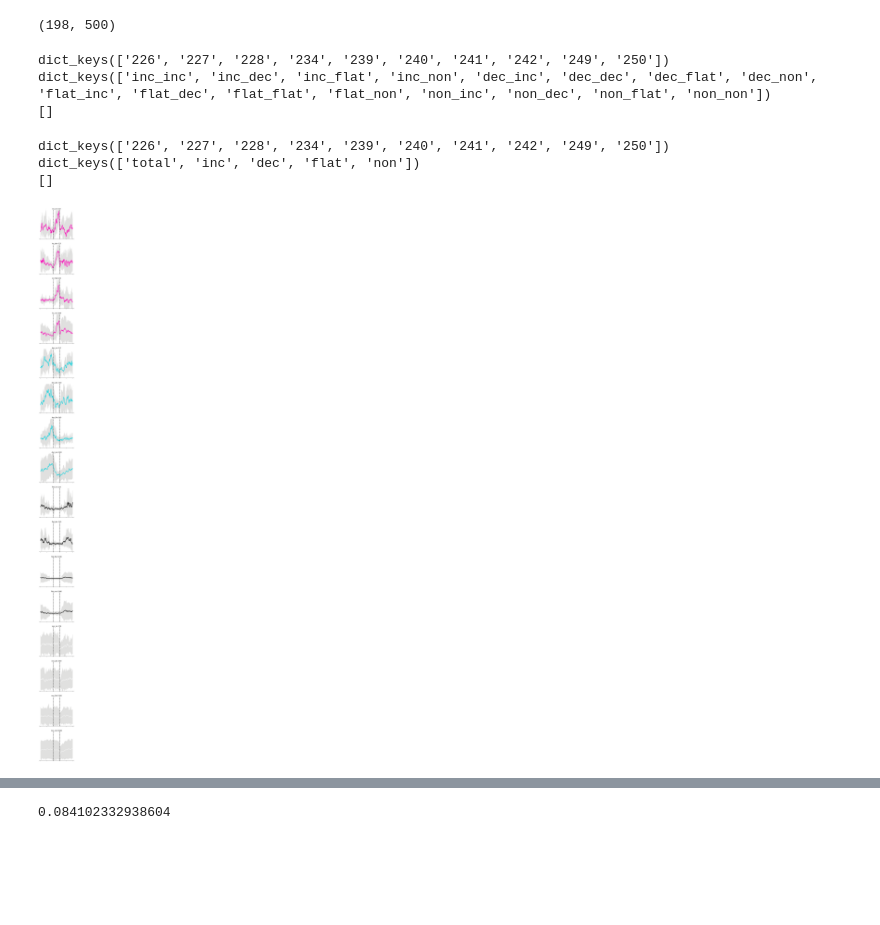
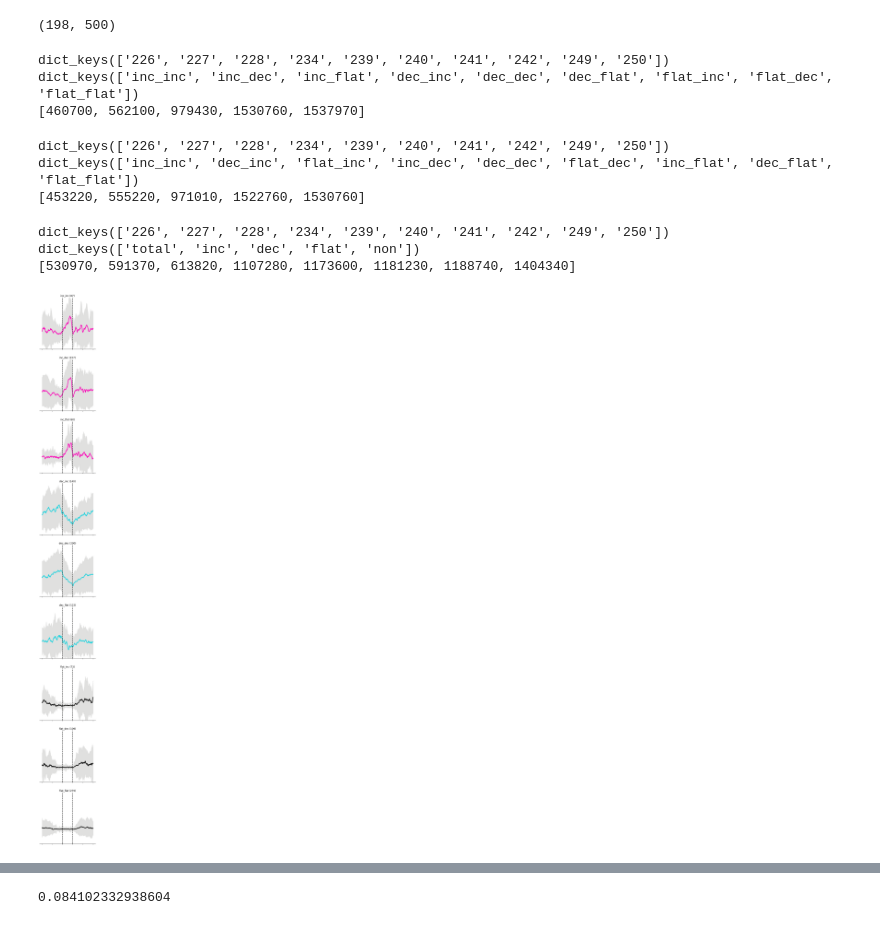
Before and after one commit to ClandininLab/brainsss, a Jupyter notebook: notebooks/20260302_new_behave_dicts.ipynb, the cells around one changed output, grey strips where cells are left out. Cells and saved outputs as stored; diff of their text form; code cells hidden in the pictures; blank space fills up the shorter version.

```diff
--- a/notebooks/20260302_new_behave_dicts.ipynb
+++ b/notebooks/20260302_new_behave_dicts.ipynb
@@ -148,16 +154,16 @@ for fly in behave_set:
             behave_set[fly]['labels'][i]='flat'
             pre_post['flat'].append([pre, post, i])
             total_events[fly]['flat'].append(looms[i])
-#         elif post>np.abs(pre*2):
-        elif pre>-1 and pre <0.1 and post>1 and post>np.abs(pre*2):
+        elif post>np.abs(pre*2):
+#         elif pre>-1 and pre <0.1 and post>1 and post>np.abs(pre*2):
             total_trials['inc']['trials'].append(fly_behavior['Y'][i])
             total_trials['inc']['events'].append(looms[i])
             total_trials['inc']['fly'].append(fly)
             behave_set[fly]['labels'][i]='inc'
             pre_post['inc'].append([pre, post, i])
             total_events[fly]['inc'].append(looms[i])
-#         elif post<pre/2:
-        elif pre>1 and post<0.1 and post>-1 and post<pre/2:
+        elif post<pre/2:
+#         elif pre>1 and post<0.1 and post>-1 and post<pre/2:
             total_trials['dec']['trials'].append(fly_behavior['Y'][i])
             total_trials['dec']['events'].append(looms[i])
             total_trials['dec']['fly'].append(fly)
@@ -234,34 +240,51 @@ print(np.shape(behave_set['227']['behavior']['Y']))
 # %%
 # key=np.array(list(behave_set.keys()))[-1]
 # labs=np.unique(behave_set[key]['labels'])
-labs=['inc','dec','flat','non']
+labs=['inc','dec','flat']
 double_events={}
 double_set={}
+other_events={}
+other_set={}
 for fly in fly_nums:
     fly_name=str(fly)
     double_events[fly_name]={}
+    other_events[fly_name]={}
     for l in labs:
         for b in labs:
             double_events[fly_name][f'{l}_{b}']=[]
             double_set[f'{l}_{b}']=[]
+            other_events[fly_name][f'{b}_{l}']=[]
+            other_set[f'{b}_{l}']=[]
 # %%
 for fly in total_events:
     for behave in labs:
-        events=total_events[fly][behave]
-        for e in events:
-            idx=int(np.where(behave_set[fly]['event_times']==e)[0])
-            if idx!=0:
-                prev=behave_set[fly]['labels'][idx-1]
-                double_events[fly][f'{behave}_{prev}'].append(e)
-                double_set[f'{behave}_{prev}'].append(behave_set[fly]['behavior']['Y'][idx])
+        if behave!='non':
+            events=total_events[fly][behave]
+            for i,e in enumerate(events):
+                idx=int(np.where(behave_set[fly]['event_times']==e)[0])
+                if idx!=0:
+                    prev=behave_set[fly]['labels'][idx-1]
+                    if prev!='non':
+                        double_events[fly][f'{behave}_{prev}'].append(e)
+                        double_set[f'{behave}_{prev}'].append(behave_set[fly]['behavior']['Y'][idx])
+                        other_events[fly][f'{prev}_{behave}'].append(events[i-1])
+                        other_set[f'{prev}_{behave}'].append(behave_set[fly]['behavior']['Y'][idx-1])
 # %%
 print(double_events.keys())
 print(double_events['250'].keys())
 print(double_events['250']['inc_inc'])
 # %% [output]
 dict_keys(['226', '227', '228', '234', '239', '240', '241', '242', '249', '250'])
-dict_keys(['inc_inc', 'inc_dec', 'inc_flat', 'inc_non', 'dec_inc', 'dec_dec', 'dec_flat', 'dec_non', 'flat_inc', 'flat_dec', 'flat_flat', 'flat_non', 'non_inc', 'non_dec', 'non_flat', 'non_non'])
-[]
+dict_keys(['inc_inc', 'inc_dec', 'inc_flat', 'dec_inc', 'dec_dec', 'dec_flat', 'flat_inc', 'flat_dec', 'flat_flat'])
+[460700, 562100, 979430, 1530760, 1537970]
+# %%
+print(other_events.keys())
+print(other_events['250'].keys())
+print(other_events['250']['inc_inc'])
+# %% [output]
+dict_keys(['226', '227', '228', '234', '239', '240', '241', '242', '249', '250'])
+dict_keys(['inc_inc', 'dec_inc', 'flat_inc', 'inc_dec', 'dec_dec', 'flat_dec', 'inc_flat', 'dec_flat', 'flat_flat'])
+[453220, 555220, 971010, 1522760, 1530760]
 # %%
 print(total_events.keys())
 print(total_events['227'].keys())
@@ -269,30 +292,30 @@ print(total_events['227']['inc'])
 # %% [output]
 dict_keys(['226', '227', '228', '234', '239', '240', '241', '242', '249', '250'])
 dict_keys(['total', 'inc', 'dec', 'flat', 'non'])
-[]
+[530970, 591370, 613820, 1107280, 1173600, 1181230, 1188740, 1404340]
 # %%
 dict_plot=double_set
 order=list(dict_plot.keys())
-fig,axs=plt.subplots(len(order),1,figsize=(5,80))
+fig,axs=plt.subplots(len(order),1,figsize=(5,50))
 
 for i,be in enumerate(order):
     mean_trace=np.mean(dict_plot[be], axis=0)
     std_trace=np.std(dict_plot[be], axis=0)
     focal_b=be.split('_')[0]
 #     print(focal_b)
     axs[i].plot(mean_trace, color=behavior_colors[focal_b],lw=3)
     axs[i].fill_between(np.arange(len(mean_trace)),mean_trace-std_trace, mean_trace+std_trace, color='#e0e0df')
     axs[i].axvline(200, linewidth=2, linestyle='--', color='k')
     axs[i].axvline(300, linewidth=2, linestyle='--', color='k')
     axs[i].set_ylim(-2, 5);
 #     axs[i].set_xlim(150, 400);
     axs[i].set_xticklabels([])
     axs[i].set_yticklabels([])
     axs[i].set_title(f'{be} ({len(dict_plot[be])})')
     axs[i].spines['top'].set_visible(False)
     axs[i].spines['right'].set_visible(False)
     if be!='flat':
         axs[i].spines['left'].set_visible(False)
         axs[i].set_yticks([])
 # %% [output]
-[figure, old version]
+[figure, new version]
```
Also changed, not shown: parts of 13 cells of this notebook, 4 other files.
